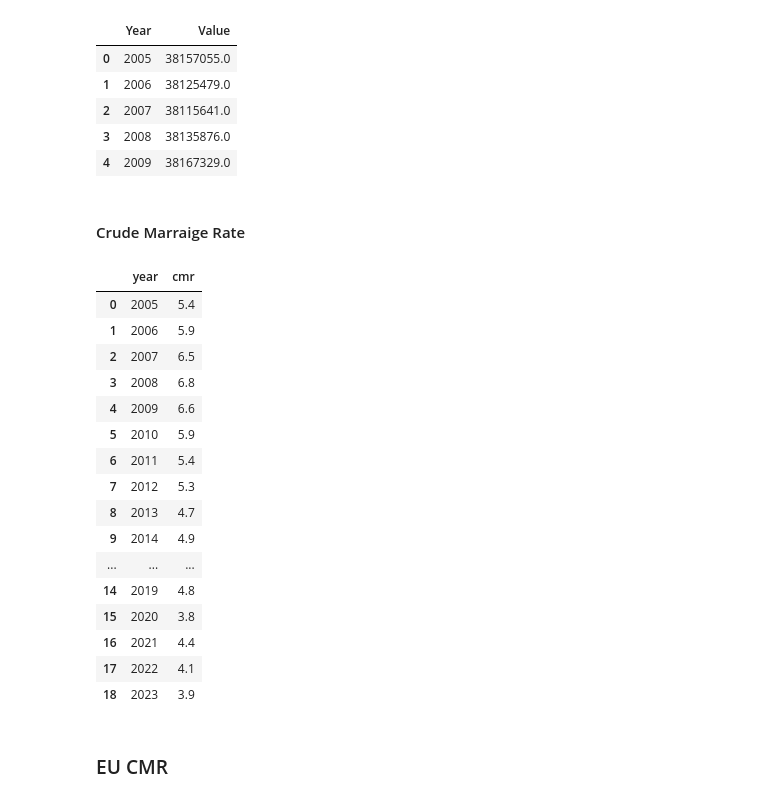
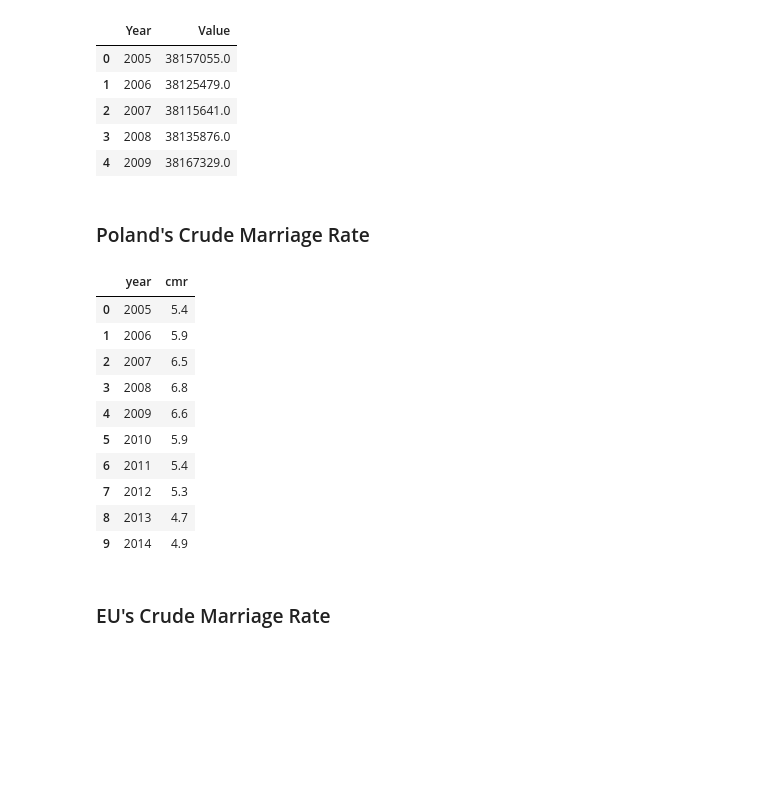
Before and after one commit to JGundisalvus/portfolio, a Jupyter notebook: polish_marriage_demographics/data_exploration.ipynb, the cells around one changed output. Drawn from its saved outputs; the diff is of its cells as text; code cells hidden in the pictures; blank space fills up the shorter version.

```diff
--- a/polish_marriage_demographics/data_exploration.ipynb
+++ b/polish_marriage_demographics/data_exploration.ipynb
@@ -241,36 +207,31 @@ df_pop.head(5)
 | 3 | 2008 | 38135876.0 |
 | 4 | 2009 | 38167329.0 |
 # %% [markdown]
-#### Crude Marraige Rate
+### Poland's Crude Marriage Rate
 # %%
-# df_crude = pd.concat([df_total['Value'], df_pop], axis=1, )
+
 df_cmr = pd.merge(df_total_marriages, df_pop, on='Year', how='outer')
 df_cmr = df_cmr.dropna().reset_index(drop=True)
+
 df_cmr.columns = ['year', 'marriages', 'population']
 df_cmr['cmr'] = (df_cmr['marriages'] / df_cmr['population'] * 1000).round(1)
 df_cmr.drop(columns=['marriages', 'population'], inplace=True)
 
-df_cmr
+df_cmr.head(10)
 # %% [output]
 |  | year | cmr |
 | 0 | 2005 | 5.4 |
 | 1 | 2006 | 5.9 |
 | 2 | 2007 | 6.5 |
 | 3 | 2008 | 6.8 |
 | 4 | 2009 | 6.6 |
 | 5 | 2010 | 5.9 |
 | 6 | 2011 | 5.4 |
 | 7 | 2012 | 5.3 |
 | 8 | 2013 | 4.7 |
 | 9 | 2014 | 4.9 |
-| ... | ... | ... |
-| 14 | 2019 | 4.8 |
-| 15 | 2020 | 3.8 |
-| 16 | 2021 | 4.4 |
-| 17 | 2022 | 4.1 |
-| 18 | 2023 | 3.9 |
-# %% [markdown]
-### EU CMR
+# %% [markdown]
+### EU's Crude Marriage Rate
 # %%
 df_eu_cmr = df_eu_cmr[df_eu_cmr['geo'] == 'EU27_2020']
 df_eu_cmr = df_eu_cmr.loc[:, ['TIME_PERIOD', 'OBS_VALUE']]
```
Also changed, not shown: parts of 51 cells of this notebook, 2 other files.
